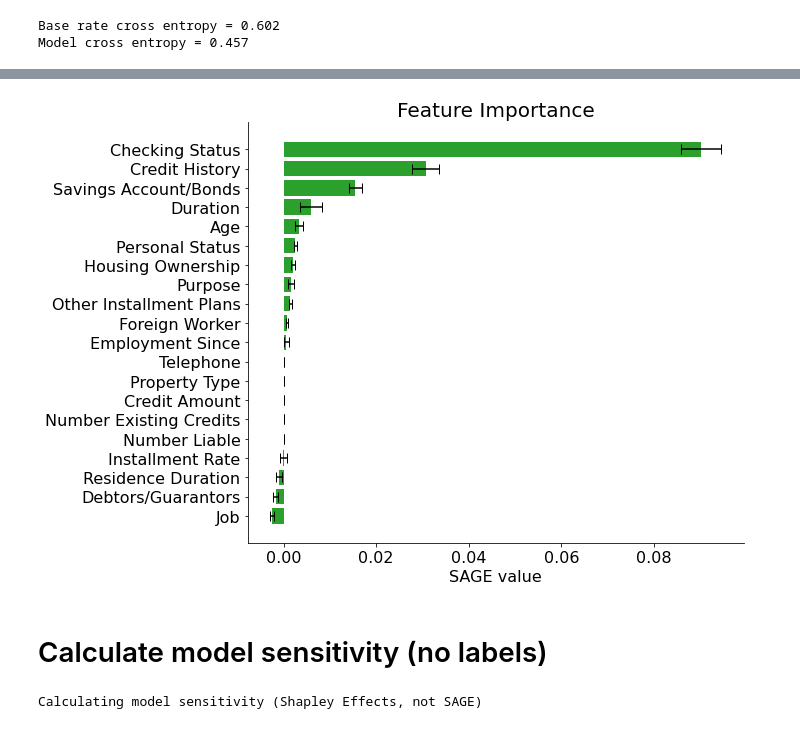
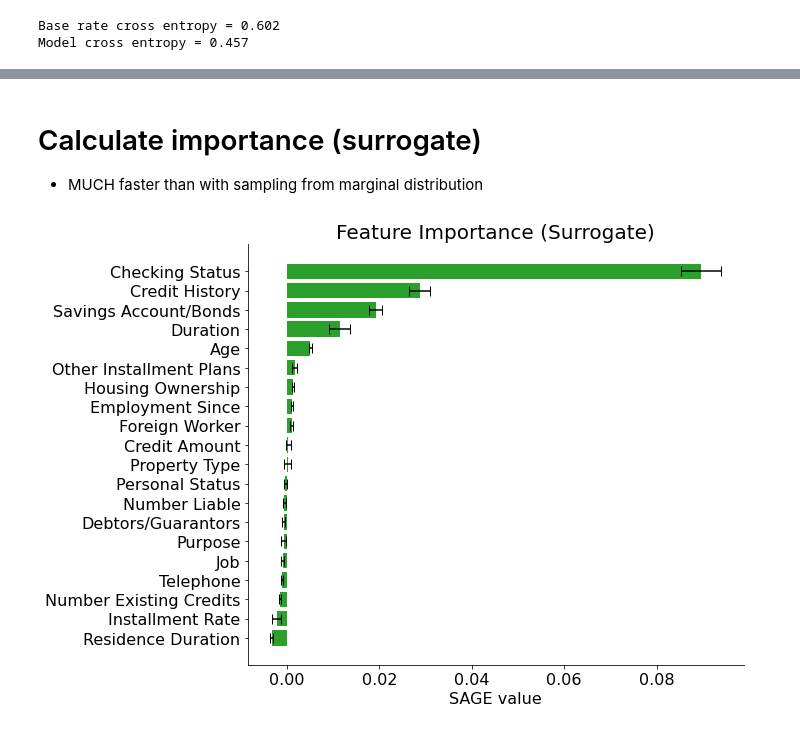
Before and after one commit to iancovert/sage, a Jupyter notebook: notebooks/credit.ipynb, the cells around one changed output, grey strips where cells are left out. Drawn from its saved outputs; the diff is of its cells as text; code cells hidden in the pictures.

Commit message:
Improved readme, notebook with surrogate example

```diff
--- a/notebooks/credit.ipynb
+++ b/notebooks/credit.ipynb
@@ -63,0 +96,8 @@ sage_values = estimator(test, Y_test)
+# %%
+# For data normalization
+mean = train.mean(axis=0)
+std = train.std(axis=0)
+
+# Prepare surrogate training data
+X_surrogate = torch.tensor((train - mean) / std, dtype=torch.float32)
+Y_surrogate = torch.tensor(model.predict_proba(train), dtype=torch.float32)
@@ -63,0 +146,9 @@ sage_values = estimator(test, Y_test)
+# %%
+# Custom loss function for soft cross entropy
+class SoftCrossEntropyLoss(nn.Module):
+    def __init__(self):
+        super().__init__()
+
+    def forward(self, pred, target):
+        return - torch.mean(
+            torch.sum(pred.log_softmax(dim=1) * target, dim=1))
@@ -64,14 +259,27 @@ sage_values = estimator(test, Y_test)
+# %% [markdown]
+# Calculate importance (surrogate)
+
+- MUCH faster than with sampling from marginal distribution
+# %%
+# Set up imputer object
+class Imputer:
+    def __init__(self):
+        self.num_groups = num_features
+
+    def __call__(self, x, S):
+        # Call surrogate model (with data normalization)
+        return surrogate(
+            (torch.tensor((x - mean) / std, dtype=torch.float32, device=device),
+             torch.tensor(S, dtype=torch.float32, device=device))
+        ).softmax(dim=1).cpu().data.numpy()
+
+imputer = Imputer()
+
+# Calculate SAGE values
+estimator = sage.PermutationEstimator(imputer, 'cross entropy')
+sage_values = estimator(test, Y_test)
 # %%
 # Plot results
-sage_values.plot(feature_names)
+sage_values.plot(feature_names, title='Feature Importance (Surrogate)')
 # %% [output]
-[figure, old version]
+[figure, new version]
-# %% [markdown]
-# Calculate model sensitivity (no labels)
-# %%
-# Setup and calculate
-imputer = sage.MarginalImputer(model, train[:512])
-estimator = sage.PermutationEstimator(imputer, 'cross entropy')
-sensitivity = estimator(test)
-# %% [output]
-Calculating model sensitivity (Shapley Effects, not SAGE)
```
Also changed, not shown: parts of 9 cells of this notebook, 2 other files.
